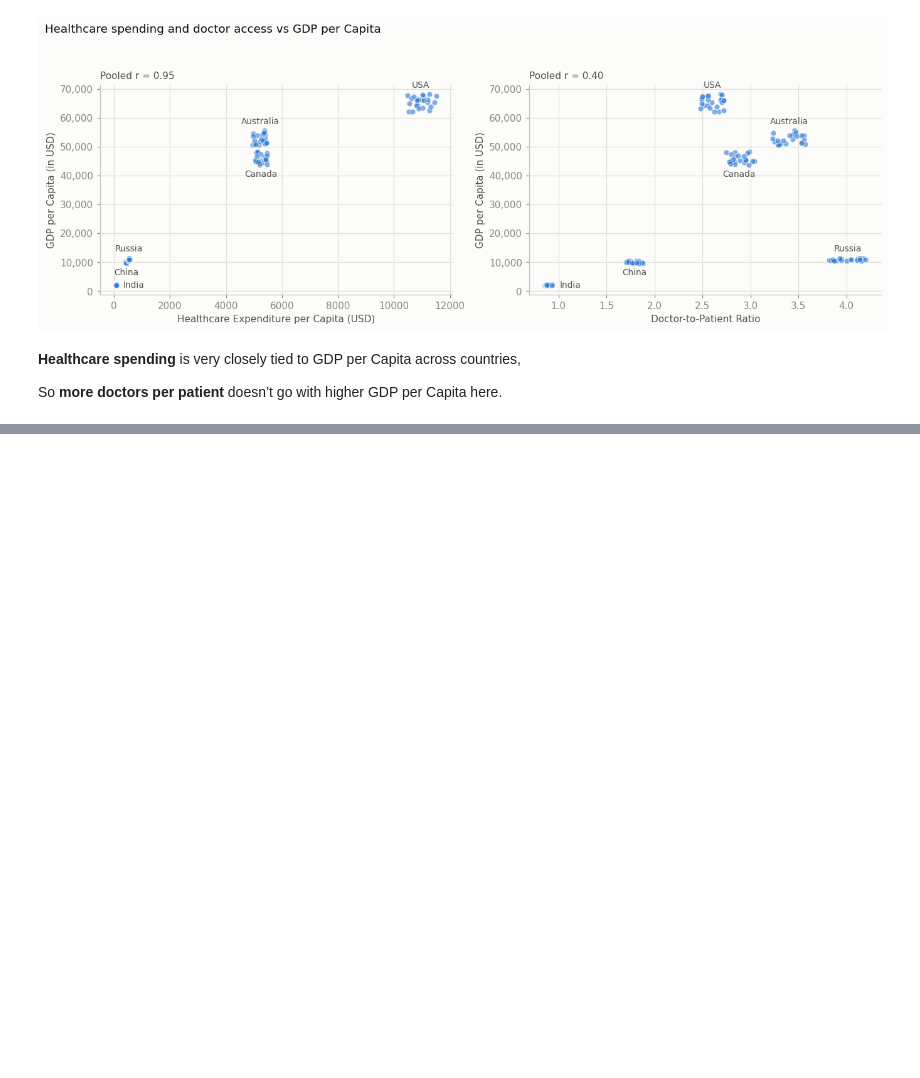
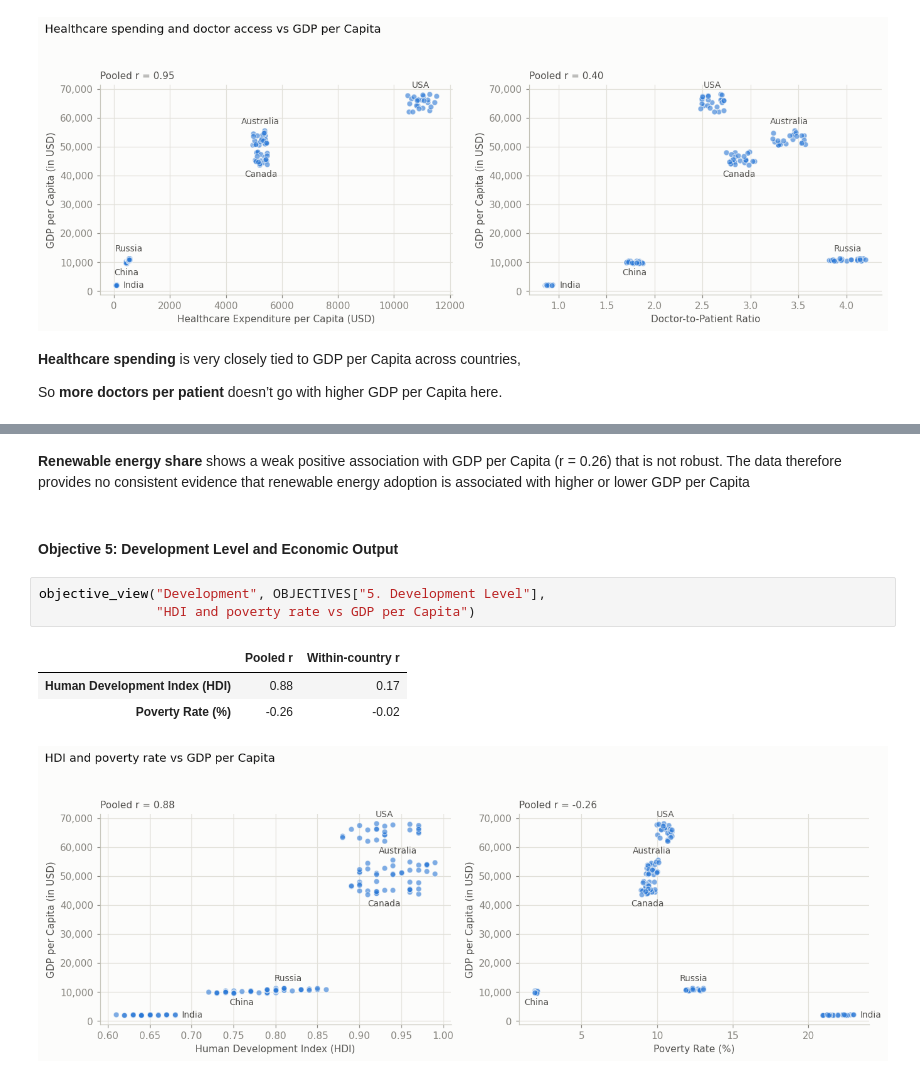
Before and after one commit to aaronawsg/capstone, a Jupyter notebook: Capstone_Economics_Analysis.ipynb, the cells around one changed output, grey strips where cells are left out. Drawn from its saved outputs; the diff is of its cells as text; blank space fills up the shorter version.

```diff
--- a/Capstone_Economics_Analysis.ipynb
+++ b/Capstone_Economics_Analysis.ipynb
@@ -381,0 +405,12 @@ So **more doctors per patient** doesn’t go with higher GDP per Capita here.
+# %% [markdown]
+**Renewable energy share** shows a weak positive association with GDP per Capita (r = 0.26) that is not robust. The data therefore provides no consistent evidence that renewable energy adoption is associated with higher or lower GDP per Capita
+# %% [markdown]
+#### Objective 5: Development Level and Economic Output
+# %%
+objective_view("Development", OBJECTIVES["5. Development Level"],
+               "HDI and poverty rate vs GDP per Capita")
+# %% [output]
+|  | Pooled r | Within-country r |
+| Human Development Index (HDI) | 0.88 | 0.17 |
+| Poverty Rate (%) | -0.26 | -0.02 |
+[figure, added]
```
Also changed, not shown: parts of 9 cells of this notebook.
